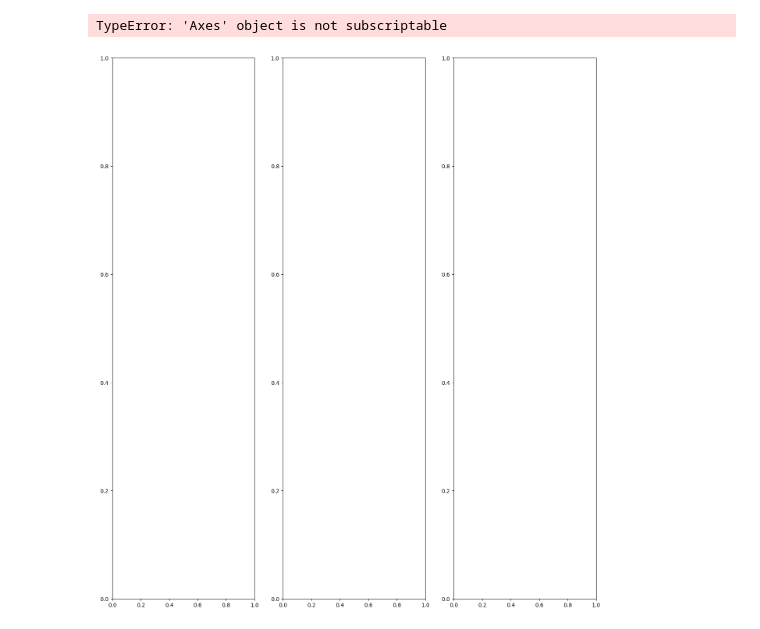
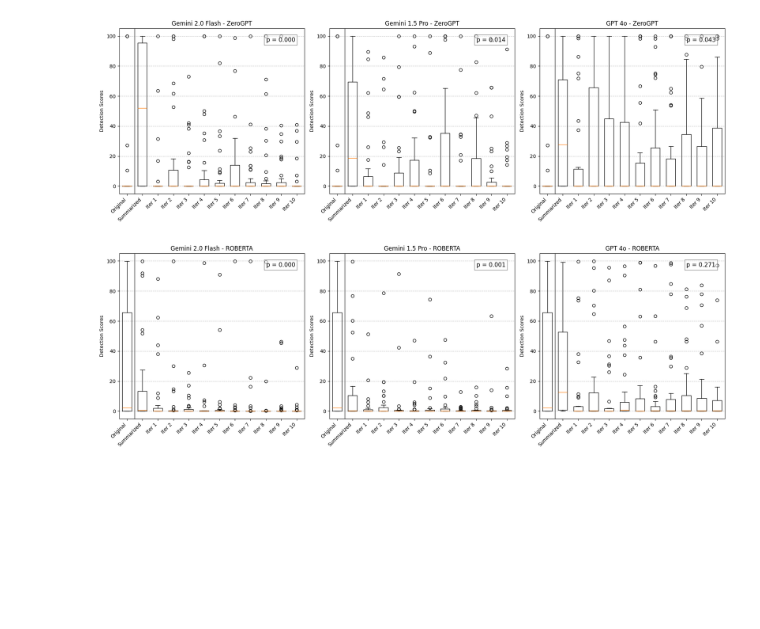
Before and after one commit to inconspicuous-buisness-venture/chameleon-testing, a Jupyter notebook: tools/iterativeSampling/graphs.ipynb, the cells around one changed output. Drawn from its saved outputs; the diff is of its cells as text; code cells hidden in the pictures; blank space fills up the shorter version.

```diff
--- a/tools/iterativeSampling/graphs.ipynb
+++ b/tools/iterativeSampling/graphs.ipynb
@@ -2,6 +2,7 @@
 import json
 import numpy as np
 import matplotlib.pyplot as plt
+import scipy.stats as stats
 
 # Define the file paths
 file_paths = [
@@ -15,78 +16,80 @@ def process_file(file_path):
         data = json.load(file)
 
     iterations_data = {}
-    original_scores = {"zerogpt": [], "roberta": []}
-    summarized_scores = {"zerogpt": [], "roberta": []}
+    original_scores = {"ZeroGPT": [], "ROBERTA": []}
+    summarized_scores = {"ZeroGPT": [], "ROBERTA": []}
 
     def safe_append(score_list, value):
         if value is not None:
             score_list.append(value)
 
     for entry in data:
-        safe_append(original_scores["zerogpt"], entry["original_text_metrics"]["detection_scores"].get("zerogpt"))
-        safe_append(original_scores["roberta"], entry["original_text_metrics"]["detection_scores"].get("roberta"))
+        safe_append(original_scores["ZeroGPT"], entry["original_text_metrics"]["detection_scores"].get("zerogpt"))
+        safe_append(original_scores["ROBERTA"], entry["original_text_metrics"]["detection_scores"].get("roberta"))
 
-        safe_append(summarized_scores["zerogpt"], entry["summarized_text_metrics"]["detection_scores"].get("zerogpt"))
-        safe_append(summarized_scores["roberta"], entry["summarized_text_metrics"]["detection_scores"].get("roberta"))
+        safe_append(summarized_scores["ZeroGPT"], entry["summarized_text_metrics"]["detection_scores"].get("zerogpt"))
+        safe_append(summarized_scores["ROBERTA"], entry["summarized_text_metrics"]["detection_scores"].get("roberta"))
 
         for iteration in entry["iterations"]:
             iteration_num = iteration["iteration_number"]
             if iteration_num not in iterations_data:
-                iterations_data[iteration_num] = {"zerogpt": [], "roberta": []}
-            safe_append(iterations_data[iteration_num]["zerogpt"], iteration["detection_scores"].get("zerogpt"))
-            safe_append(iterations_data[iteration_num]["roberta"], iteration["detection_scores"].get("roberta"))
+                iterations_data[iteration_num] = {"ZeroGPT": [], "ROBERTA": []}
+            safe_append(iterations_data[iteration_num]["ZeroGPT"], iteration["detection_scores"].get("zerogpt"))
+            safe_append(iterations_data[iteration_num]["ROBERTA"], iteration["detection_scores"].get("roberta"))
 
     return original_scores, summarized_scores, iterations_data
 
 datasets = [process_file(file_path) for file_path in file_paths]
 
-def plot_scores(fig, axes, method, color, datasets, titles):
+def plot_scores(fig, axes, method, datasets, titles):
     for i, (original_scores, summarized_scores, iterations_data) in enumerate(datasets):
-        ax = axes[i][0]
+        ax = axes[i]
         positions = [1, 2]
         labels = ["Original", "Summarized"]
         data_to_plot = [original_scores[method], summarized_scores[method]]
-        means = [np.mean(summarized_scores[method])]
-        iteration_numbers = [2]
+        iteration_labels = []  # Labels for Kendall's tau test (excluding 'Original')
         pos_index = 3
 
         for iteration_num, scores in sorted(iterations_data.items()):
             positions.append(pos_index)
             labels.append(f"Iter {iteration_num}")
             data_to_plot.append(scores[method])
-            means.append(np.mean(scores[method]))
-            iteration_numbers.append(pos_index)
+            iteration_labels.extend([pos_index] * len(scores[method]))  # Track positions for Kendall's tau
             pos_index += 1
 
-        ax.boxplot(data_to_plot, positions=positions, widths=0.6, patch_artist=True, boxprops=dict(facecolor=color))
+        ax.boxplot(data_to_plot, positions=positions, widths=0.6, patch_artist=False)
         ax.set_xticks(positions)
         ax.set_xticklabels(labels, rotation=45, ha="right")
         ax.set_ylabel("Detection Scores")
-        ax.set_title(f"{titles[i]} - {method.capitalize()}")
+        ax.set_title(f"{titles[i]} - {method}")
         ax.grid(axis='y', linestyle='--', alpha=0.7)
         ax.axvline(x=1.5, color='black', linestyle='-', linewidth=0.8)
 
-        coeffs = np.polyfit(iteration_numbers, means, 2)
-        poly_eq = np.poly1d(coeffs)
-        fit_x = np.linspace(min(iteration_numbers), max(iteration_numbers), 100)
-        fit_y = poly_eq(fit_x)
-        ax.plot(fit_x, fit_y, linestyle="--", color="black")
+        # Perform Kendall's Tau test excluding the first 'Original' x-tick
+        scores_flat = [score for group in data_to_plot[1:] for score in group]  # Exclude Original
+        iter_labels_flat = [2] * len(data_to_plot[1]) + iteration_labels  # Start from Summarized (2)
+
+        if len(set(iter_labels_flat)) > 1:
+            tau, p_value = stats.kendalltau(iter_labels_flat, scores_flat)
+            ax.text(0.95, 0.95, f"p = {p_value:.3f}", transform=ax.transAxes,
+                    verticalalignment='top', horizontalalignment='right', fontsize=12,
+                    bbox=dict(facecolor='white', alpha=0.7))
 
 # Create figure for ZeroGPT
-titles = ["Gemini2Flash", "Gemini15Pro", "GPT4o"]
-fig1, axes1 = plt.subplots(nrows=1, ncols=3, figsize=(16, 18), sharex=True)
-plot_scores(fig1, axes1, "zerogpt", "lightblue", datasets, titles)
+titles = ["Gemini 2.0 Flash", "Gemini 1.5 Pro", "GPT 4o"]
+fig1, axes1 = plt.subplots(nrows=1, ncols=3, figsize=(18, 6), sharex=True)
+plot_scores(fig1, axes1, "ZeroGPT", datasets, titles)
 plt.tight_layout()
 plt.show()
 
-# Create figure for RoBERTa
-fig2, axes2 = plt.subplots(nrows=1, ncols=3, figsize=(16, 18), sharex=True)
-plot_scores(fig2, axes2, "roberta", "lightcoral", datasets, titles)
+# Create figure for ROBERTA
+fig2, axes2 = plt.subplots(nrows=1, ncols=3, figsize=(18, 6), sharex=True)
+plot_scores(fig2, axes2, "ROBERTA", datasets, titles)
 plt.tight_layout()
 plt.show()
 # %% [output]
-TypeError: 'Axes' object is not subscriptable
-[figure, old version]
+[figure, new version]
+[figure, added]
 # %%
 from genson import SchemaBuilder
 import json
```
